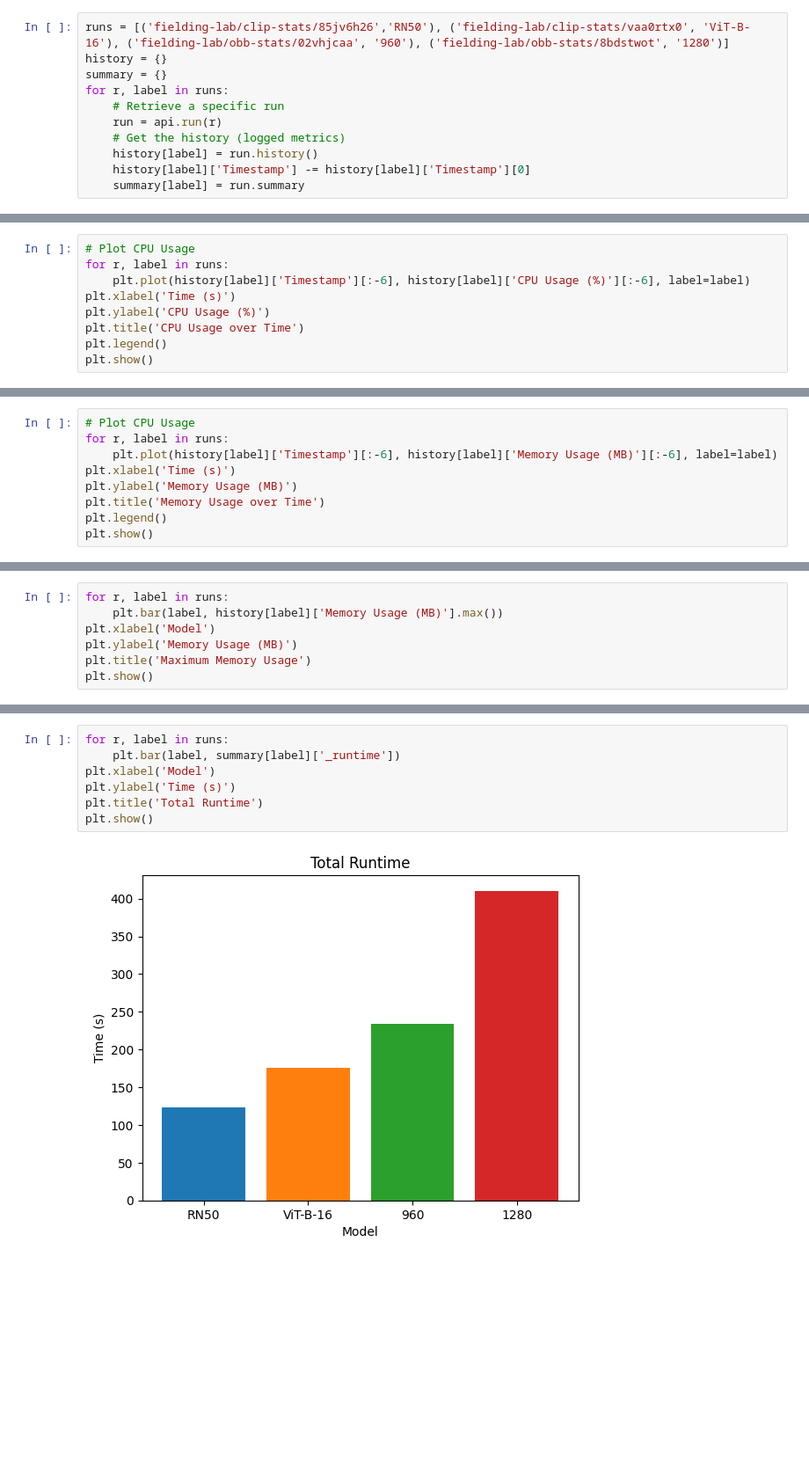
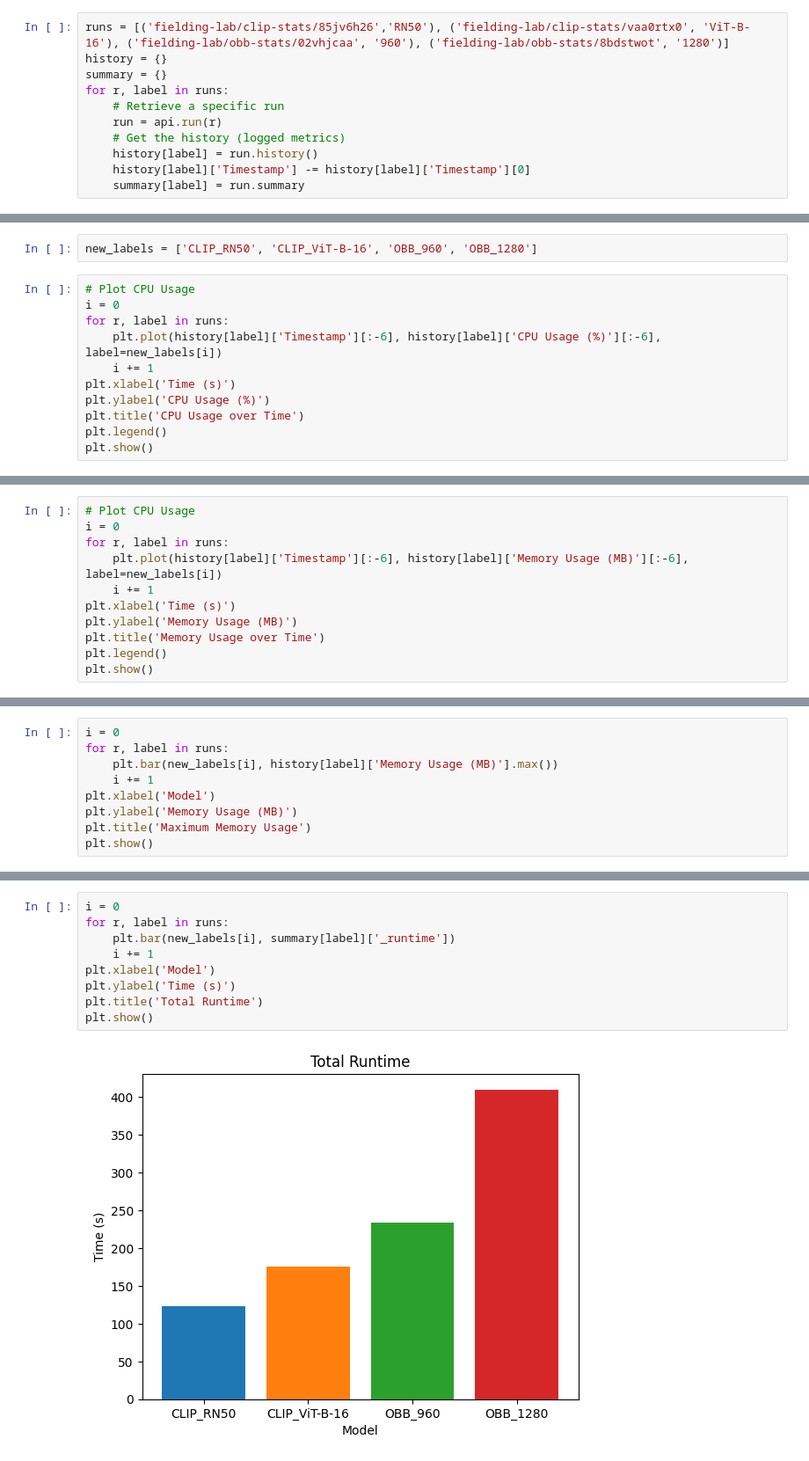
Before and after one commit to ezrafielding/PrioriSat, a Jupyter notebook: Satellite/WandbStats.ipynb, the cells around one changed output, grey strips where cells are left out. Shown at 88% size. Saved outputs shown, nothing was run; the diff lists cells and outputs as text; blank space fills up the shorter version.

```diff
--- a/Satellite/WandbStats.ipynb
+++ b/Satellite/WandbStats.ipynb
@@ -36,7 +20,11 @@ history['RN50']
+# %%
+new_labels = ['CLIP_RN50', 'CLIP_ViT-B-16', 'OBB_960', 'OBB_1280']
 # %%
 # Plot CPU Usage
+i = 0
 for r, label in runs:
-    plt.plot(history[label]['Timestamp'][:-6], history[label]['CPU Usage (%)'][:-6], label=label)
+    plt.plot(history[label]['Timestamp'][:-6], history[label]['CPU Usage (%)'][:-6], label=new_labels[i])
+    i += 1
 plt.xlabel('Time (s)')
 plt.ylabel('CPU Usage (%)')
 plt.title('CPU Usage over Time')
@@ -47,7 +35,9 @@ plt.show()
 # %%
 # Plot CPU Usage
+i = 0
 for r, label in runs:
-    plt.plot(history[label]['Timestamp'][:-6], history[label]['Memory Usage (MB)'][:-6], label=label)
+    plt.plot(history[label]['Timestamp'][:-6], history[label]['Memory Usage (MB)'][:-6], label=new_labels[i])
+    i += 1
 plt.xlabel('Time (s)')
 plt.ylabel('Memory Usage (MB)')
 plt.title('Memory Usage over Time')
@@ -58,6 +48,8 @@ plt.show()
 # %%
+i = 0
 for r, label in runs:
-    plt.bar(label, history[label]['Memory Usage (MB)'].max())
+    plt.bar(new_labels[i], history[label]['Memory Usage (MB)'].max())
+    i += 1
 plt.xlabel('Model')
 plt.ylabel('Memory Usage (MB)')
 plt.title('Maximum Memory Usage')
@@ -67,9 +59,11 @@ plt.show()
 # %%
+i = 0
 for r, label in runs:
-    plt.bar(label, summary[label]['_runtime'])
+    plt.bar(new_labels[i], summary[label]['_runtime'])
+    i += 1
 plt.xlabel('Model')
 plt.ylabel('Time (s)')
 plt.title('Total Runtime')
 plt.show()
 # %% [output]
-[figure, old version]
+[figure, new version]
```
Also changed, not shown: parts of 6 cells of this notebook.
